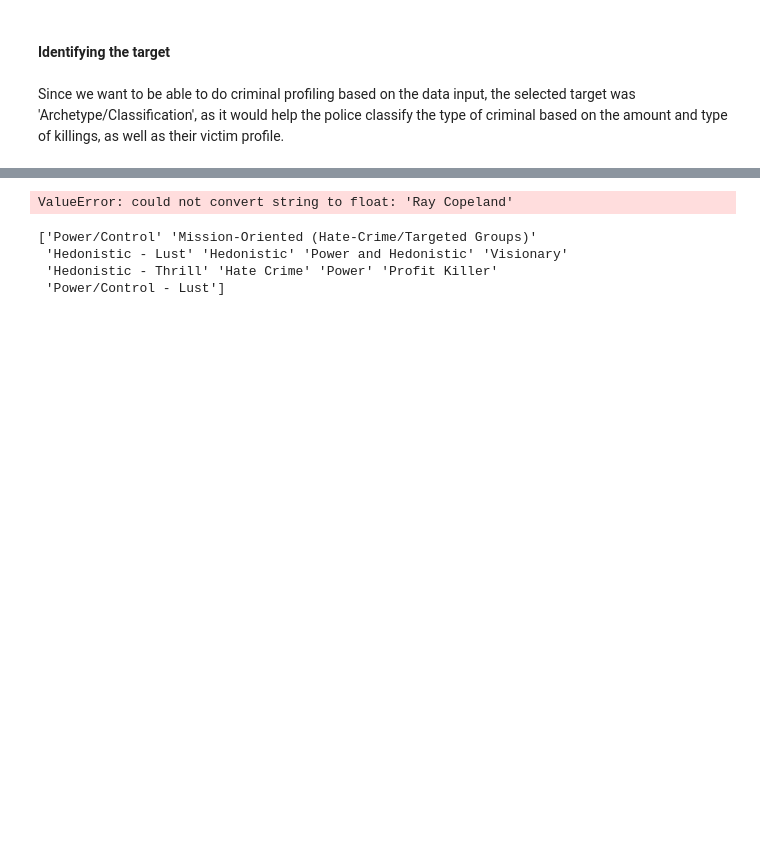
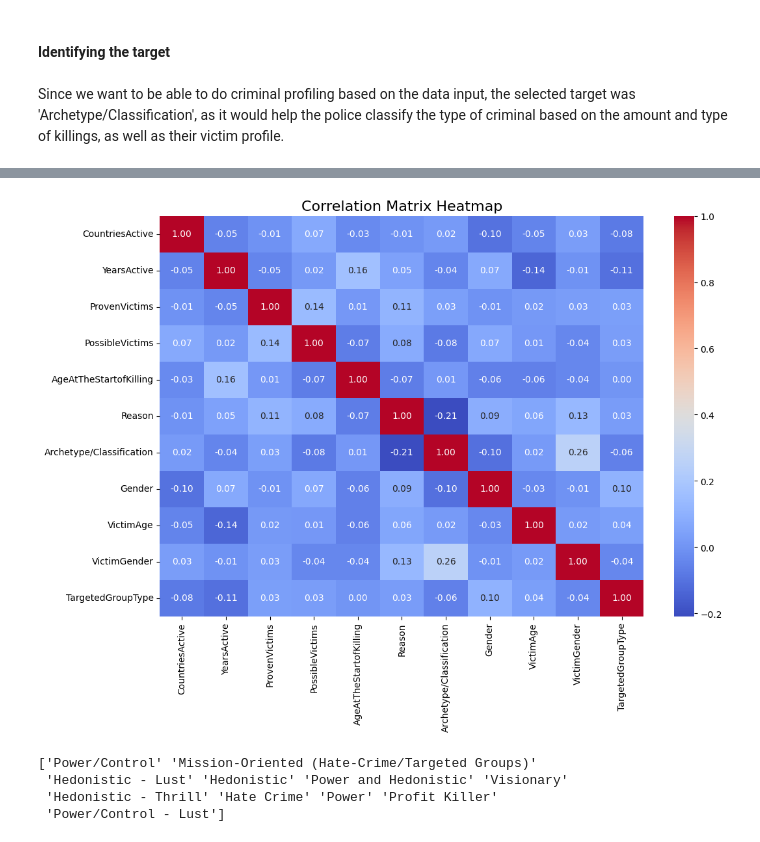
Before and after one commit to Bautist1000/MAL_FH, a Jupyter notebook: Final Assignment.ipynb, the cells around one changed output, grey strips where cells are left out. Saved outputs shown, nothing was run; the diff lists cells and outputs as text; code cells hidden in the pictures; blank space fills up the shorter version.

```diff
--- a/Final Assignment.ipynb
+++ b/Final Assignment.ipynb
@@ -170,0 +177,5 @@ Since we want to be able to do criminal profiling based on the data input, the s
+# %%
+columns_to_drop = ['Name', 'Birthday', 'Notes', 'Nickname', 'StartYear', 'BirthYear', 'Type']
+df_cleaned = df_copy.drop(columns=columns_to_drop)
+df_cleaned
+print(df_cleaned.columns)
@@ -170,0 +187,6 @@ Since we want to be able to do criminal profiling based on the data input, the s
+# %%
+# Removing spacing in column names to ensure there are no mismatches
+df_cleaned.columns = df_cleaned.columns.str.replace(' ', '')
+
+# Dropping NaN for the AgeAtTheStartOfKilling column
+df_cleaned = df_cleaned.dropna(subset=['AgeAtTheStartofKilling'])
@@ -171,16 +200,13 @@ Since we want to be able to do criminal profiling based on the data input, the s
 # %%
-# Encoding features
-from sklearn.preprocessing import LabelEncoder
-
 # Create a copy of the DataFrame to avoid modifying the original
-encoded_df = df_copy.copy()
+encoded_df = df_cleaned.copy()
 
 # Apply LabelEncoder to each non-numeric column
 for column in encoded_df.select_dtypes(include=['object']).columns:
+    encoded_df[column] = encoded_df[column].astype(str)  # Convert to string
     encoded_df[column] = LabelEncoder().fit_transform(encoded_df[column])
 
 # Perform correlation
 correlation_matrix = encoded_df.corr()
-
-print(correlation_matrix)
+correlation_matrix
 # %% [output]
@@ -188,7 +225,14 @@ TypeError: Encoders require their input argument must be uniformly strings or nu
-# %%
-df_copy.corr()
-# %% [output]
-ValueError: could not convert string to float: 'Ray Copeland'
+# %%
+plt.figure(figsize=(12, 8))
+sns.heatmap(correlation_matrix,
+            annot=True,
+            fmt=".2f",
+            cmap="coolwarm",
+            cbar=True)
+plt.title("Correlation Matrix Heatmap", fontsize=16)
+plt.show()
+# %% [output]
+[figure, added]
 # %%
 # Assesing archetypes
 unique_archetypes = df['Archetype/Classification'].unique()
```
Also changed, not shown: parts of 13 cells of this notebook.
